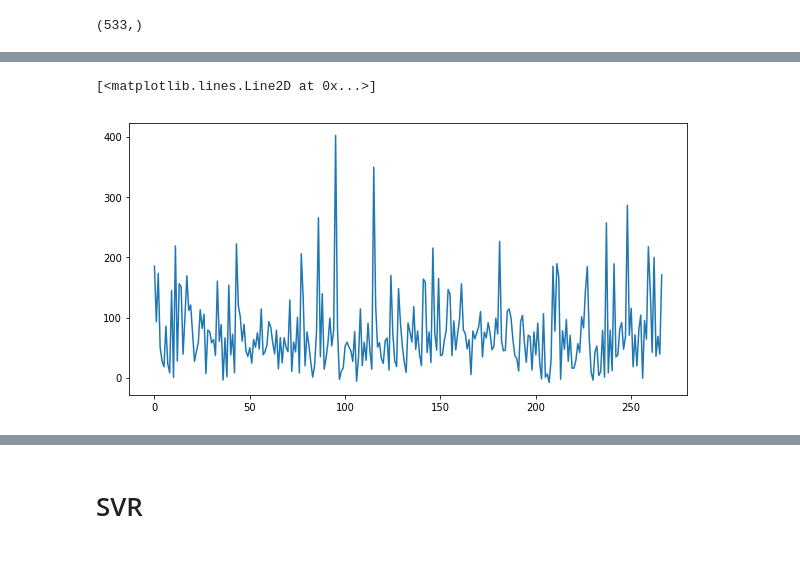
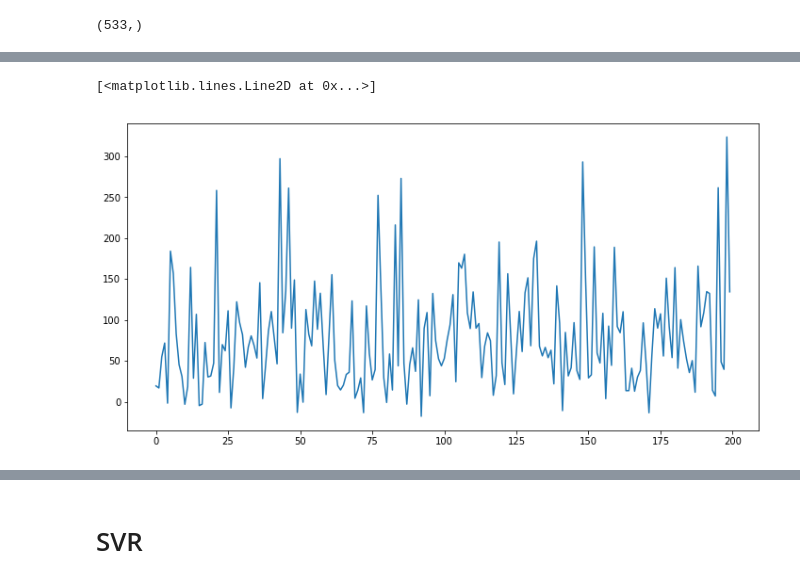
Before and after one commit to wukunkunhaha/Air-Quality, a Jupyter notebook: 大喵喵.ipynb, the cells around one changed output, grey strips where cells are left out. Cells and saved outputs as stored; diff of their text form; code cells hidden in the pictures.

```diff
--- a/大喵喵.ipynb
+++ b/大喵喵.ipynb
@@ -2,7 +2,7 @@
 import pandas as pd
 import numpy as np
 import matplotlib.pyplot as plt
-plt.rcParams['figure.figsize'] = [10, 5]
+plt.rcParams['figure.figsize'] = [12, 6]
 from sklearn.metrics import mean_squared_error
 import math
 from sklearn.model_selection import train_test_split
@@ -141,8 +138,8 @@ y_predict.shape
 # %%
-plt.plot(np.arange(len(y_predict)), y_predict)
+plt.plot(np.arange(len(y_predict[:200])), y_predict[:200])
 # %% [output]
 [<matplotlib.lines.Line2D at 0x...>]
-[figure, old version]
+[figure, new version]
 # %%
 np.arange(len(y_predict))
 # %% [output]
```
Also changed, not shown: parts of 32 cells of this notebook.
